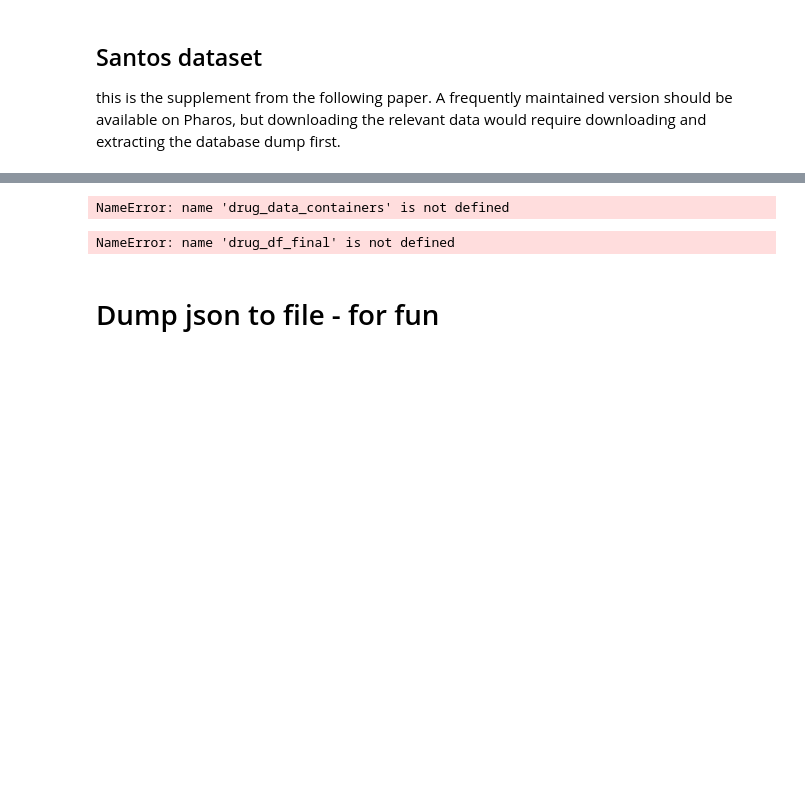
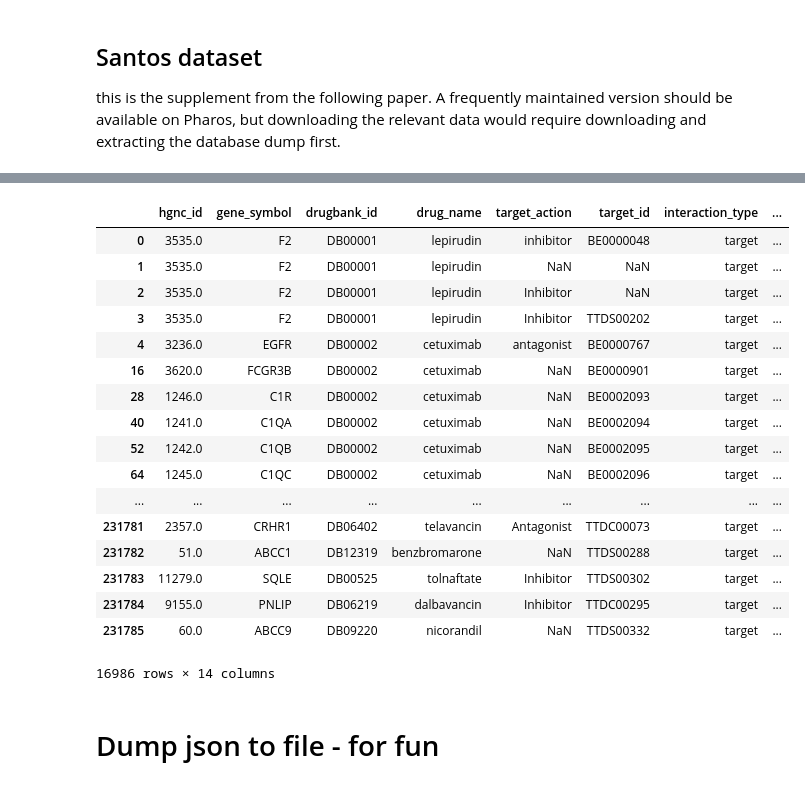
Before and after one commit to mrdivine/clinicalReporting_DB_RESTAPI, a Jupyter notebook: notebooks/biograph_seeding_02_CollectMyDrugFromSource.ipynb, the cells around one changed output, grey strips where cells are left out. Saved outputs shown, nothing was run; the diff lists cells and outputs as text; code cells hidden in the pictures; blank space fills up the shorter version.

```diff
--- a/notebooks/biograph_seeding_02_CollectMyDrugFromSource.ipynb
+++ b/notebooks/biograph_seeding_02_CollectMyDrugFromSource.ipynb
@@ -747,15 +755,37 @@ NameError: name 'drug2gene_santos' is not defined
 # %%
 include_cols = [u'hgnc_id', u'gene_symbol', u'drugbank_id', u'drug_name',
-                u'target_action', 'target_id', u'interaction_type', u'target_action_detailed',
-                u'primary_target', 'target_known_action',
+                u'target_action', 'target_id', u'interaction_type',
+                #u'target_action_detailed',
+                #u'primary_target',
+                u'target_known_action',
                 u'pmid', u'source_name', u'download_date' ]
 drug_df_final = reduce(lambda left,right: pd.concat([left,right], ignore_index=True,
                                                     join='outer'), drug_data_containers.values())[include_cols]
-drug_df_final = drug_df_final.replace(r'\s', np.nan, regex=True).replace('',np.nan)
+drug_df_final = drug_df_final.replace('', np.nan)
-# %% [output]
-NameError: name 'drug_data_containers' is not defined
 # %%
-drug_df_final = drug_df_final.merge(pd.DataFrame(list(drug_atc.items()), columns=["drugbank_id", "ATC_code"]))
+drug_df_final = drug_df_final.merge(pd.DataFrame(list(drug_atc.items()), columns=["drugbank_id", "ATC_code"]))\
+                             .merge(drug_data_containers["DrugBank"][["drugbank_id", "approval_status"]], how="outer")\
+                             .merge(pd.DataFrame(list(cancer_drugs.items()), columns=["drugbank_id", "is_cancer_drug"]))\
+                             .drop_duplicates()
-# %% [output]
-NameError: name 'drug_df_final' is not defined
+# %%
+drug_df_final
+# %% [output]
+|  | hgnc_id | gene_symbol | drugbank_id | drug_name | target_action | target_id | interaction_type | ... |
+| 0 | 3535.0 | F2 | DB00001 | lepirudin | inhibitor | BE0000048 | target | ... |
+| 1 | 3535.0 | F2 | DB00001 | lepirudin | NaN | NaN | target | ... |
+| 2 | 3535.0 | F2 | DB00001 | lepirudin | Inhibitor | NaN | target | ... |
+| 3 | 3535.0 | F2 | DB00001 | lepirudin | Inhibitor | TTDS00202 | target | ... |
+| 4 | 3236.0 | EGFR | DB00002 | cetuximab | antagonist | BE0000767 | target | ... |
+| 16 | 3620.0 | FCGR3B | DB00002 | cetuximab | NaN | BE0000901 | target | ... |
+| 28 | 1246.0 | C1R | DB00002 | cetuximab | NaN | BE0002093 | target | ... |
+| 40 | 1241.0 | C1QA | DB00002 | cetuximab | NaN | BE0002094 | target | ... |
+| 52 | 1242.0 | C1QB | DB00002 | cetuximab | NaN | BE0002095 | target | ... |
+| 64 | 1245.0 | C1QC | DB00002 | cetuximab | NaN | BE0002096 | target | ... |
+| ... | ... | ... | ... | ... | ... | ... | ... | ... |
+| 231781 | 2357.0 | CRHR1 | DB06402 | telavancin | Antagonist | TTDC00073 | target | ... |
+| 231782 | 51.0 | ABCC1 | DB12319 | benzbromarone | NaN | TTDS00288 | target | ... |
+| 231783 | 11279.0 | SQLE | DB00525 | tolnaftate | Inhibitor | TTDS00302 | target | ... |
+| 231784 | 9155.0 | PNLIP | DB06219 | dalbavancin | Inhibitor | TTDC00295 | target | ... |
+| 231785 | 60.0 | ABCC9 | DB09220 | nicorandil | NaN | TTDS00332 | target | ... |
+16986 rows × 14 columns
 # %%
```
Also changed, not shown: parts of 37 cells of this notebook.
